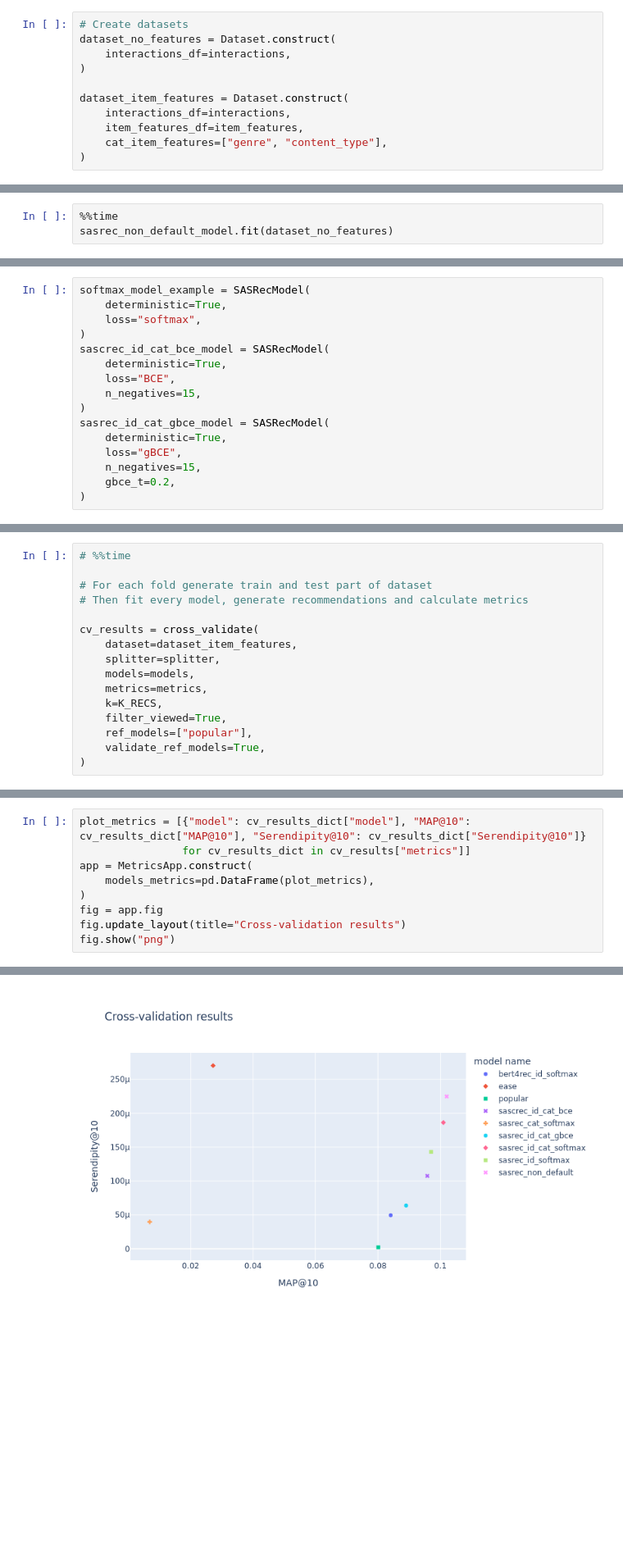
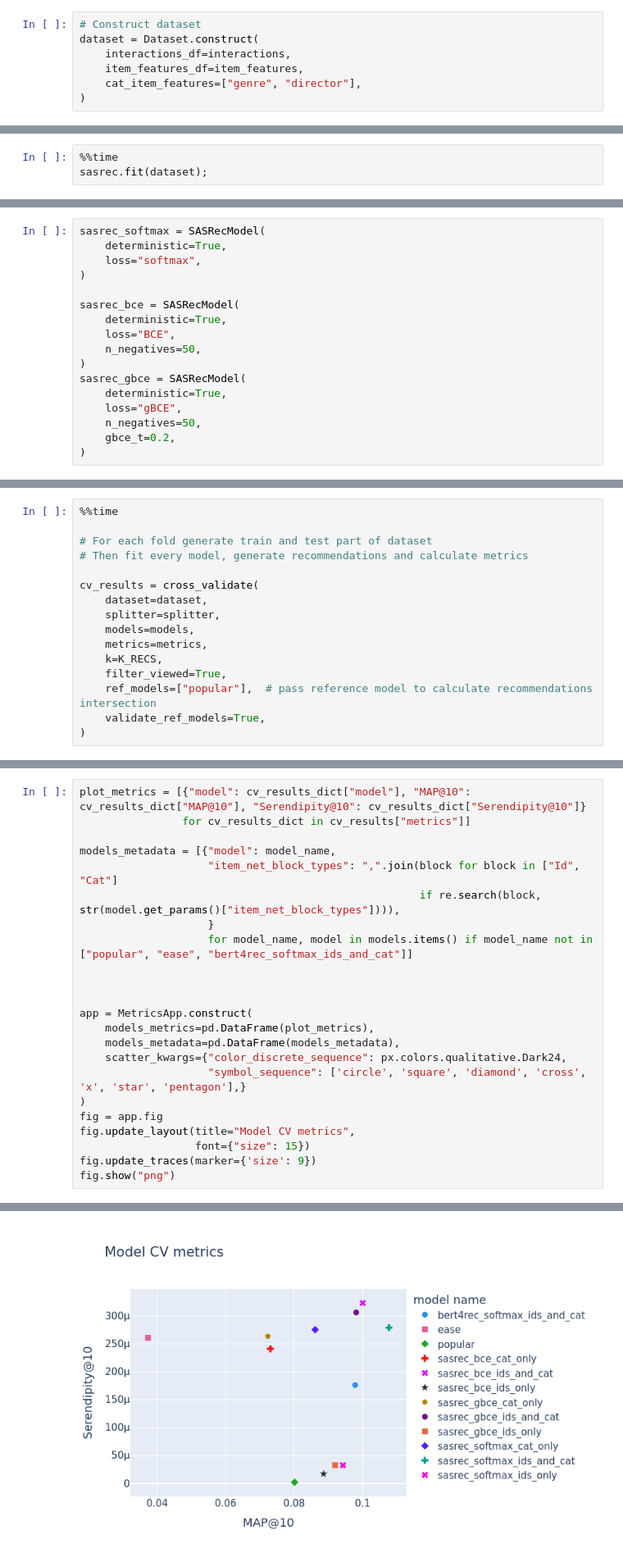
Before and after one commit to MobileTeleSystems/RecTools, a Jupyter notebook: examples/tutorials/transformers_tutorial.ipynb, the cells around one changed output, grey strips where cells are left out. Shown at 82% size. Drawn from its saved outputs; the diff is of its cells as text; blank space fills up the shorter version.

```diff
--- a/examples/tutorials/transformers_tutorial.ipynb
+++ b/examples/tutorials/transformers_tutorial.ipynb
@@ -135,15 +144,11 @@ item_features.head()
 | 0 | 10711 | melodrama | genre |
 | 1 | 2508 | foreign | genre |
 # %%
-# Create datasets
-dataset_no_features = Dataset.construct(
-    interactions_df=interactions,
-)
-
-dataset_item_features = Dataset.construct(
+# Construct dataset
+dataset = Dataset.construct(
     interactions_df=interactions,
     item_features_df=item_features,
-    cat_item_features=["genre", "content_type"],
+    cat_item_features=["genre", "director"],
 )
 # %%
 # Prepare test user
@@ -342,3 +344,3 @@ bert4rec_id_softmax_model = BERT4RecModel(
 # %%
 %%time
-sasrec_non_default_model.fit(dataset_no_features)
+sasrec.fit(dataset);
@@ -397,16 +428,17 @@ RecTools supports 3 losses:
 # %%
-softmax_model_example = SASRecModel(
+sasrec_softmax = SASRecModel(
     deterministic=True,
     loss="softmax",
 )
-sascrec_id_cat_bce_model = SASRecModel(
+
+sasrec_bce = SASRecModel(
     deterministic=True,
     loss="BCE",
-    n_negatives=15,
+    n_negatives=50,
 )
-sasrec_id_cat_gbce_model = SASRecModel(
+sasrec_gbce = SASRecModel(
     deterministic=True,
     loss="gBCE",
-    n_negatives=15,
+    n_negatives=50,
     gbce_t=0.2,
 )
@@ -459,16 +516,16 @@ K_RECS = 10
 # %%
-# %%time
+%%time
 
 # For each fold generate train and test part of dataset
 # Then fit every model, generate recommendations and calculate metrics
 
 cv_results = cross_validate(
-    dataset=dataset_item_features,
+    dataset=dataset,
     splitter=splitter,
     models=models,
     metrics=metrics,
     k=K_RECS,
     filter_viewed=True,
-    ref_models=["popular"],
+    ref_models=["popular"],  # pass reference model to calculate recommendations intersection
     validate_ref_models=True,
 )
@@ -496,12 +580,26 @@ pivot_results
 # %%
 plot_metrics = [{"model": cv_results_dict["model"], "MAP@10": cv_results_dict["MAP@10"], "Serendipity@10": cv_results_dict["Serendipity@10"]}
                 for cv_results_dict in cv_results["metrics"]]
+
+models_metadata = [{"model": model_name,
+                    "item_net_block_types": ",".join(block for block in ["Id", "Cat"]
+                                                     if re.search(block, str(model.get_params()["item_net_block_types"]))),
+                    }
+                    for model_name, model in models.items() if model_name not in ["popular", "ease", "bert4rec_softmax_ids_and_cat"]]
+
+
+
 app = MetricsApp.construct(
     models_metrics=pd.DataFrame(plot_metrics),
+    models_metadata=pd.DataFrame(models_metadata),
+    scatter_kwargs={"color_discrete_sequence": px.colors.qualitative.Dark24,
+                    "symbol_sequence": ['circle', 'square', 'diamond', 'cross', 'x', 'star', 'pentagon'],}
 )
 fig = app.fig
-fig.update_layout(title="Cross-validation results")
+fig.update_layout(title="Model CV metrics",
+                  font={"size": 15})
+fig.update_traces(marker={'size': 9})
 fig.show("png")
 # %% [output]
 VBox(children=(Tab(children=(VBox(children=(HBox(children=(Dropdown(description='Metric X:', options=('MAP@10'…
-[figure, old version]
+[figure, new version]
```
Also changed, not shown: parts of 41 cells of this notebook.
